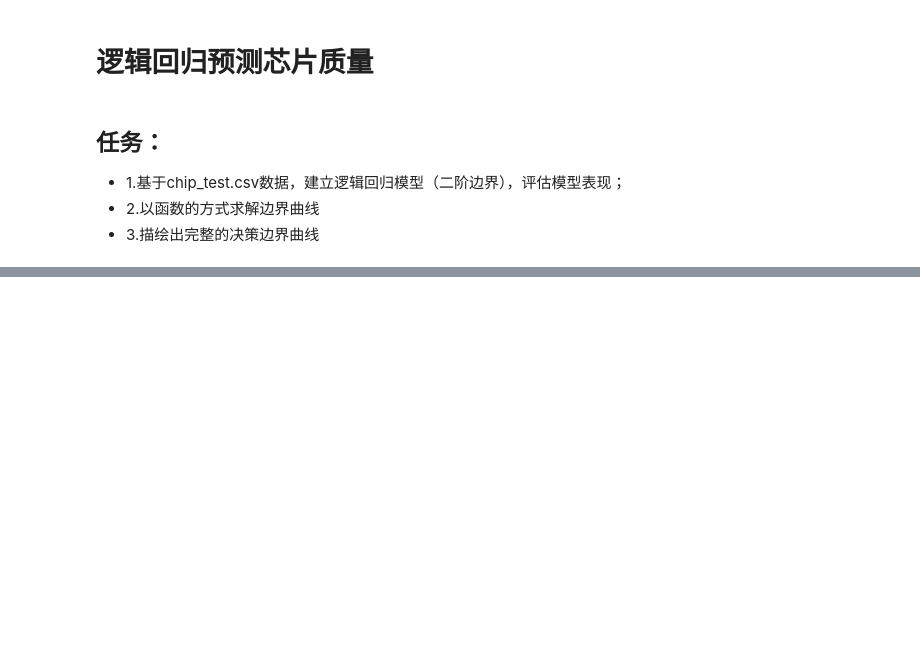
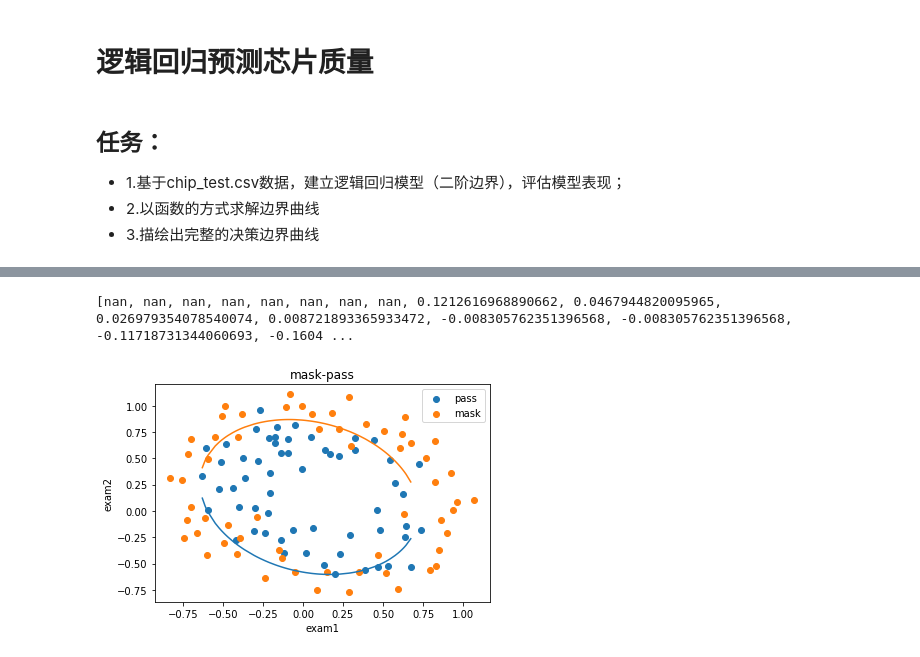
Before and after one commit to HideTheTime/py, a Jupyter notebook: 逻辑回归芯片实战.ipynb, the cells around one changed output, grey strips where cells are left out. Saved outputs shown, nothing was run; the diff lists cells and outputs as text; code cells hidden in the pictures; blank space fills up the shorter version.

```diff
--- a/逻辑回归芯片实战.ipynb
+++ b/逻辑回归芯片实战.ipynb
@@ -39,0 +126,33 @@ Name: pass, Length: 118, dtype: bool
+# %%
+def f(x1_new):
+    a = thita[3]
+    b = thita[4]*x1_new+thita[1]
+    c = intercept+thita[0]*x1_new+thita[2]*x1_new**2
+# print(a,b,c)
+    x2_new_boundary1 = (-b+np.sqrt(b*b-4*a*c))/(2*a)
+    x2_new_boundary2 = (-b-np.sqrt(b*b-4*a*c))/(2*a)
+    return x2_new_boundary1,x2_new_boundary2
+
+x2_new_boundary1 = []
+x2_new_boundary2 = []
+for x in x1_new:
+    x2_new_boundary1.append(f(x)[0])
+    x2_new_boundary2.append(f(x)[1])
+print(x2_new_boundary1,x2_new_boundary2)
+# %% [output]
+[nan, nan, nan, nan, nan, nan, nan, nan, 0.1212616968890662, 0.0467944820095965, 0.026979354078540074, 0.008721893365933472, -0.008305762351396568, -0.008305762351396568, -0.11718731344060693, -0.1604 ...
+# %%
+fig5 =plt.figure()
+test1_pass,test2_pass = data.loc[:,'test1'][isPass],data.loc[:,'test2'][isPass]
+test1_mask,test2_mask = data.loc[:,'test1'][~isPass],data.loc[:,'test2'][~isPass]
+plt.title('mask-pass')
+data_pass = plt.scatter(test1_pass,test2_pass)
+data_mask = plt.scatter(test1_mask,test2_mask)
+plt.xlabel('exam1')
+plt.ylabel('exam2')
+plt.legend((data_pass,data_mask),('pass','mask'))
+plt.plot(x1_new,x2_new_boundary1)
+plt.plot(x1_new,x2_new_boundary2)
+plt.show()
+# %% [output]
+[figure, added]
```
Also changed, not shown: parts of 8 cells of this notebook, 4 other files.
